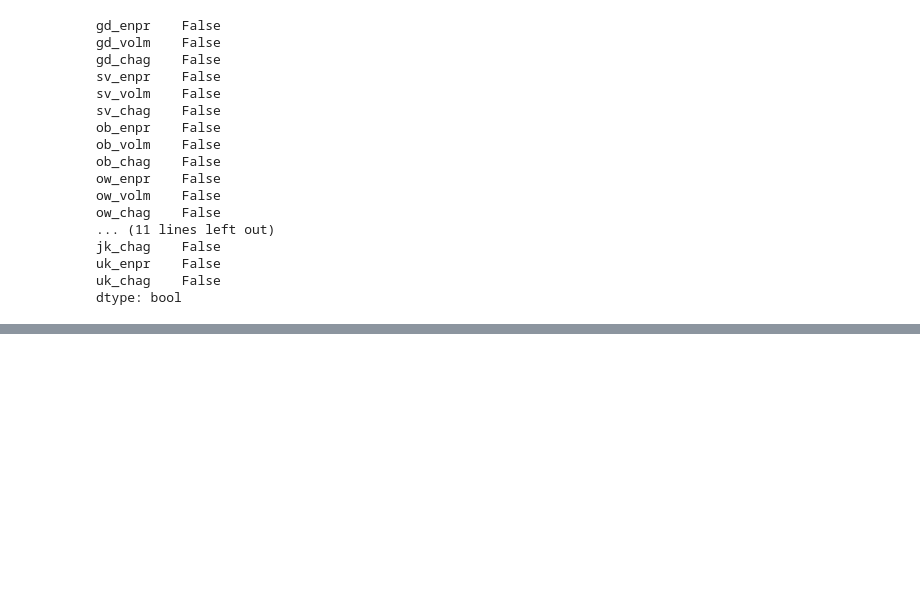
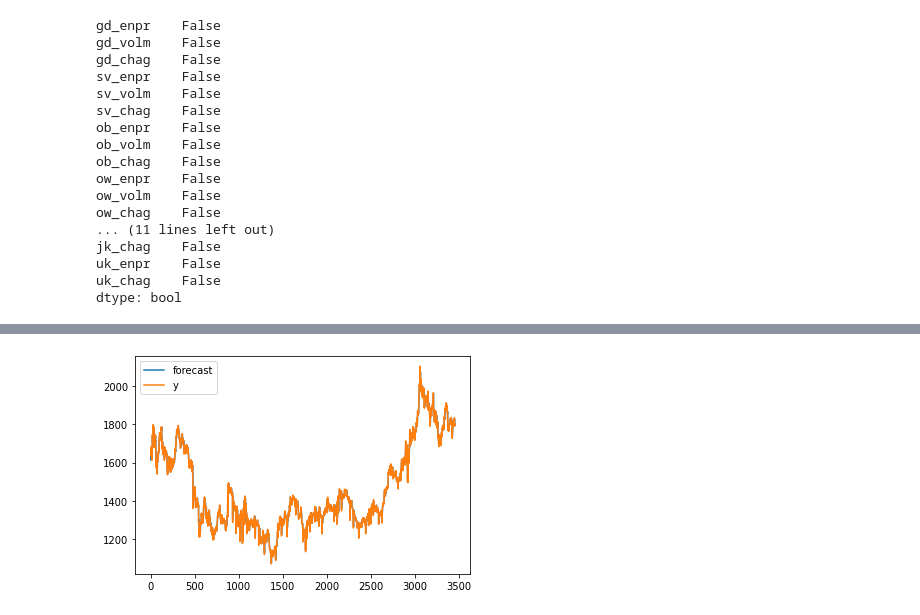
Before and after one commit to sumu97/Data-Science-Cheat-Code, a Jupyter notebook: Kospi_Market_Analysis_sumu97.ipynb, the cells around one changed output, grey strips where cells are left out. Cells and saved outputs as stored; diff of their text form; code cells hidden in the pictures; blank space fills up the shorter version.

```diff
--- a/Kospi_Market_Analysis_sumu97.ipynb
+++ b/Kospi_Market_Analysis_sumu97.ipynb
@@ -201,0 +195,11 @@ dtype: bool
+# %%
+from statsmodels.tsa.arima_model import ARIMA
+import statsmodels.api as sm
+
+model = ARIMA(test_df.values, order = (5,1,2))
+# AR = 3, 차분 = 1, MA = 2 파라미터로 ARIMA 모델을 학습한다.
+# %%
+
+# ARIMA 모델 학습
+model_fit = model.fit(trend = 'c', full_output = True, disp = True)
+print(model_fit.summary())
@@ -201,0 +224,5 @@ dtype: bool
+# %%
+# 학습 데이터에 대한 예측 결과
+fig = model_fit.plot_predict()
+# %% [output]
+[figure, added]
```
Also changed, not shown: parts of 19 cells of this notebook.
